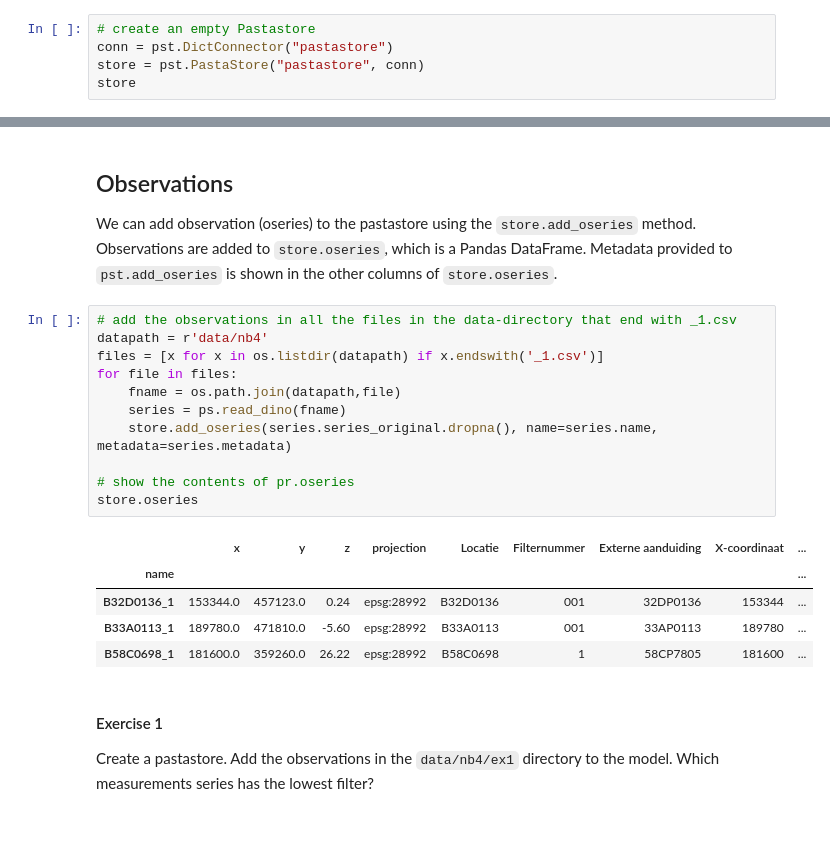
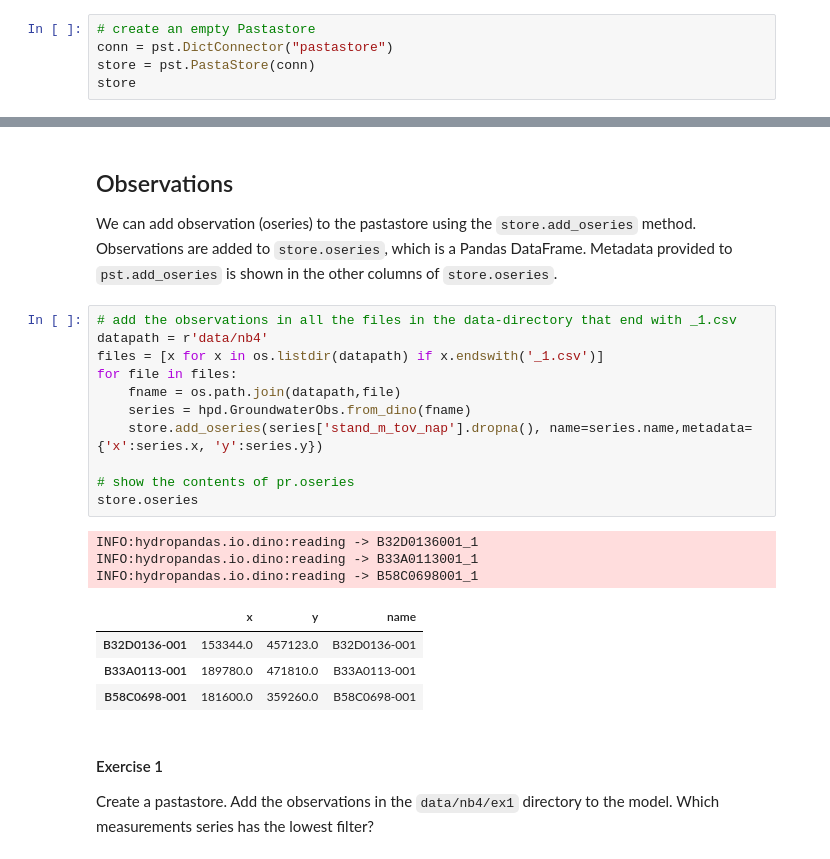
Before and after one commit to MAMBA-python/course-material, a Jupyter notebook: Exercise_notebooks/On_topic/19_pastas/4_pastastore.ipynb, the cells around one changed output, grey strips where cells are left out. Cells and saved outputs as stored; diff of their text form; blank space fills up the shorter version.

```diff
--- a/Exercise_notebooks/On_topic/19_pastas/4_pastastore.ipynb
+++ b/Exercise_notebooks/On_topic/19_pastas/4_pastastore.ipynb
@@ -25,7 +26,7 @@ if version.parse(ps.__version__) < version.parse('0.16.0'):
 # %%
 # create an empty Pastastore
 conn = pst.DictConnector("pastastore")
-store = pst.PastaStore("pastastore", conn)
+store = pst.PastaStore(conn)
 store
 # %% [output]
 <PastaStore> pastastore:
@@ -36,20 +37,22 @@ We can add observation (oseries) to the pastastore using the `store.add_oseries`
 # %%
 # add the observations in all the files in the data-directory that end with _1.csv
 datapath = r'data/nb4'
 files = [x for x in os.listdir(datapath) if x.endswith('_1.csv')]
 for file in files:
     fname = os.path.join(datapath,file)
-    series = ps.read_dino(fname)
-    store.add_oseries(series.series_original.dropna(), name=series.name, metadata=series.metadata)
+    series = hpd.GroundwaterObs.from_dino(fname)
+    store.add_oseries(series['stand_m_tov_nap'].dropna(), name=series.name,metadata={'x':series.x, 'y':series.y})
 
 # show the contents of pr.oseries
 store.oseries
 # %% [output]
+INFO:hydropandas.io.dino:reading -> B32D0136001_1
+INFO:hydropandas.io.dino:reading -> B33A0113001_1
+INFO:hydropandas.io.dino:reading -> B58C0698001_1
-|  | x | y | z | projection | Locatie | Filternummer | Externe aanduiding | X-coordinaat | ... |
-| name |  |  |  |  |  |  |  |  | ... |
-| B32D0136_1 | 153344.0 | 457123.0 | 0.24 | epsg:28992 | B32D0136 | 001 | 32DP0136 | 153344 | ... |
-| B33A0113_1 | 189780.0 | 471810.0 | -5.60 | epsg:28992 | B33A0113 | 001 | 33AP0113 | 189780 | ... |
-| B58C0698_1 | 181600.0 | 359260.0 | 26.22 | epsg:28992 | B58C0698 | 1 | 58CP7805 | 181600 | ... |
+|  | x | y | name |
+| B32D0136-001 | 153344.0 | 457123.0 | B32D0136-001 |
+| B33A0113-001 | 189780.0 | 471810.0 | B33A0113-001 |
+| B58C0698-001 | 181600.0 | 359260.0 | B58C0698-001 |
 # %% [markdown]
 #### Exercise 1 <a name="ex1"></a>
 Create a pastastore. Add the observations in the `data/nb4/ex1` directory to the model. Which measurements series has the lowest filter?
```
Also changed, not shown: parts of 6 cells of this notebook, 1 other file.
